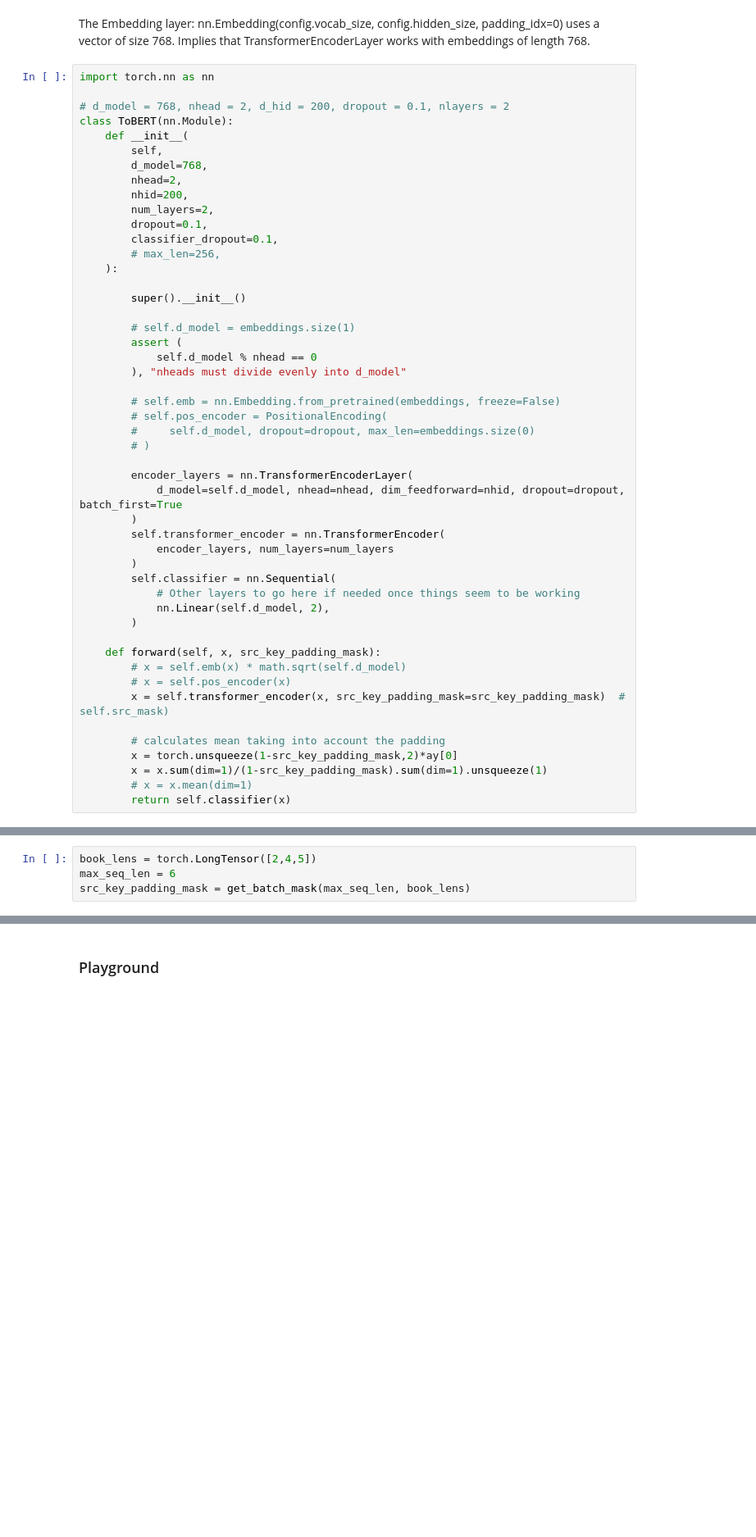
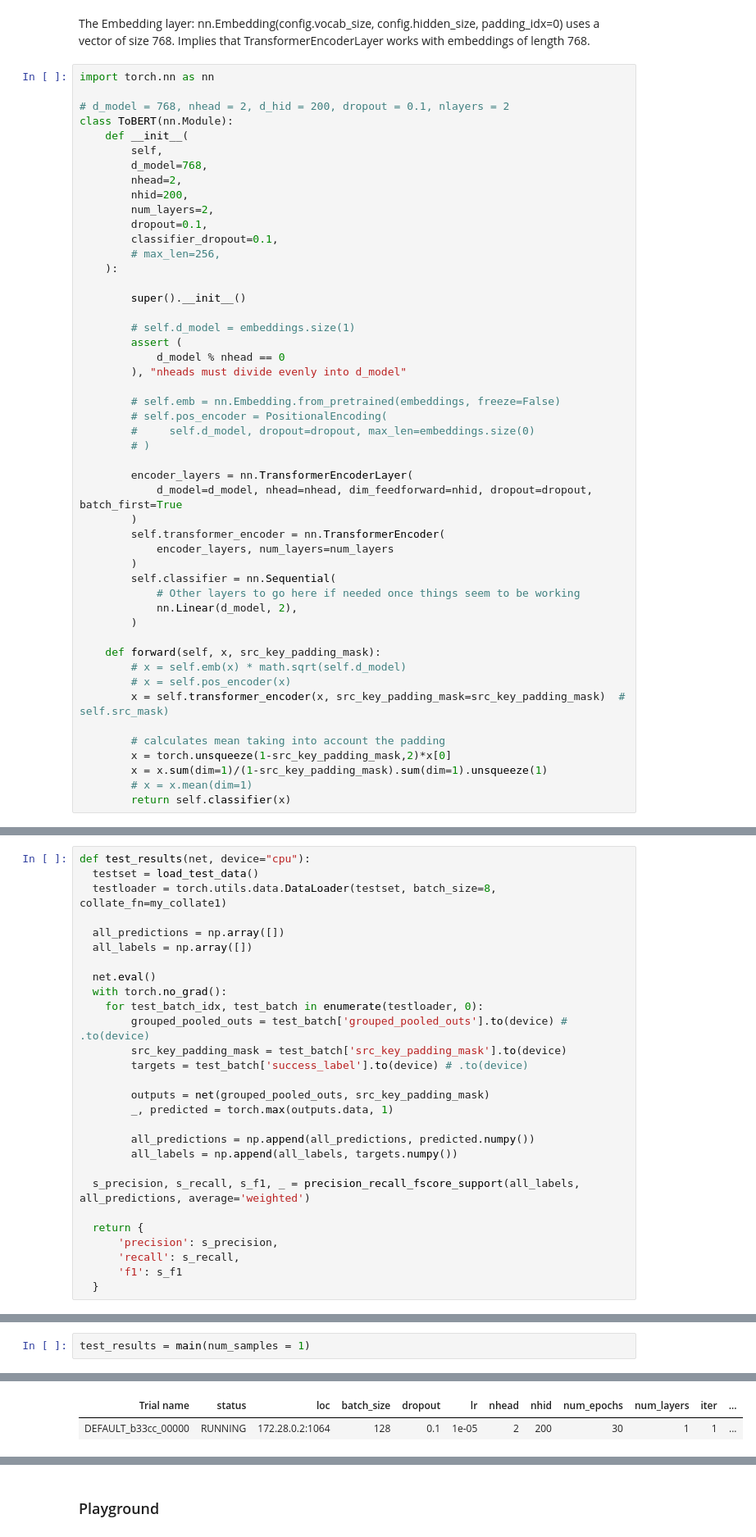
Before and after one commit to lucaguarro/BookSuccessPredictor, a Jupyter notebook: ModelTraining/Goodreads_stage2.ipynb, the cells around one changed output, grey strips where cells are left out. Shown: that part at 82% size. Saved outputs shown, nothing was run; the diff lists cells and outputs as text; blank space fills up the shorter version.

```diff
--- a/ModelTraining/Goodreads_stage2.ipynb
+++ b/ModelTraining/Goodreads_stage2.ipynb
@@ -948,7 +951,7 @@ class ToBERT(nn.Module):
 
         # self.d_model = embeddings.size(1)
         assert (
-            self.d_model % nhead == 0
+            d_model % nhead == 0
         ), "nheads must divide evenly into d_model"
 
         # self.emb = nn.Embedding.from_pretrained(embeddings, freeze=False)
@@ -957,14 +960,14 @@ class ToBERT(nn.Module):
         # )
 
         encoder_layers = nn.TransformerEncoderLayer(
-            d_model=self.d_model, nhead=nhead, dim_feedforward=nhid, dropout=dropout, batch_first=True
+            d_model=d_model, nhead=nhead, dim_feedforward=nhid, dropout=dropout, batch_first=True
         )
         self.transformer_encoder = nn.TransformerEncoder(
             encoder_layers, num_layers=num_layers
         )
         self.classifier = nn.Sequential(
             # Other layers to go here if needed once things seem to be working
-            nn.Linear(self.d_model, 2),
+            nn.Linear(d_model, 2),
         )
 
     def forward(self, x, src_key_padding_mask):
@@ -973,7 +976,7 @@ class ToBERT(nn.Module):
         x = self.transformer_encoder(x, src_key_padding_mask=src_key_padding_mask)  # self.src_mask)
 
         # calculates mean taking into account the padding
-        x = torch.unsqueeze(1-src_key_padding_mask,2)*ay[0]
+        x = torch.unsqueeze(1-src_key_padding_mask,2)*x[0]
         x = x.sum(dim=1)/(1-src_key_padding_mask).sum(dim=1).unsqueeze(1)
         # x = x.mean(dim=1)
         return self.classifier(x)
@@ -1007,7 +1004,3 @@ def get_batch_mask(max_seq_len, book_lens):
-# %%
-book_lens = torch.LongTensor([2,4,5])
-max_seq_len = 6
-src_key_padding_mask = get_batch_mask(max_seq_len, book_lens)
 # %%
 # class ToBERT(nn.Module):
 
@@ -1035,0 +1186,28 @@ src_key_padding_mask = get_batch_mask(max_seq_len, book_lens)
+# %%
+def test_results(net, device="cpu"):
+  testset = load_test_data()
+  testloader = torch.utils.data.DataLoader(testset, batch_size=8, collate_fn=my_collate1)
+
+  all_predictions = np.array([])
+  all_labels = np.array([])
+
+  net.eval()
+  with torch.no_grad():
+    for test_batch_idx, test_batch in enumerate(testloader, 0):
+        grouped_pooled_outs = test_batch['grouped_pooled_outs'].to(device) # .to(device)
+        src_key_padding_mask = test_batch['src_key_padding_mask'].to(device)
+        targets = test_batch['success_label'].to(device) # .to(device)
+
+        outputs = net(grouped_pooled_outs, src_key_padding_mask)
+        _, predicted = torch.max(outputs.data, 1)
+
+        all_predictions = np.append(all_predictions, predicted.numpy())
+        all_labels = np.append(all_labels, targets.numpy())
+
+  s_precision, s_recall, s_f1, _ = precision_recall_fscore_support(all_labels, all_predictions, average='weighted')
+
+  return {
+      'precision': s_precision,
+      'recall': s_recall,
+      'f1': s_f1
+  }
@@ -1035,0 +1278,3 @@ src_key_padding_mask = get_batch_mask(max_seq_len, book_lens)
+# %%
+test_results = main(num_samples = 1)
+# %% [output]
@@ -1035,0 +1318,2 @@ src_key_padding_mask = get_batch_mask(max_seq_len, book_lens)
+| Trial name | status | loc | batch_size | dropout | lr | nhead | nhid | num_epochs | num_layers | iter | ... |
+| DEFAULT_b33cc_00000 | RUNNING | 172.28.0.2:1064 | 128 | 0.1 | 1e-05 | 2 | 200 | 30 | 1 | 1 | ... |
```
Also changed, not shown: parts of 23 cells of this notebook.
